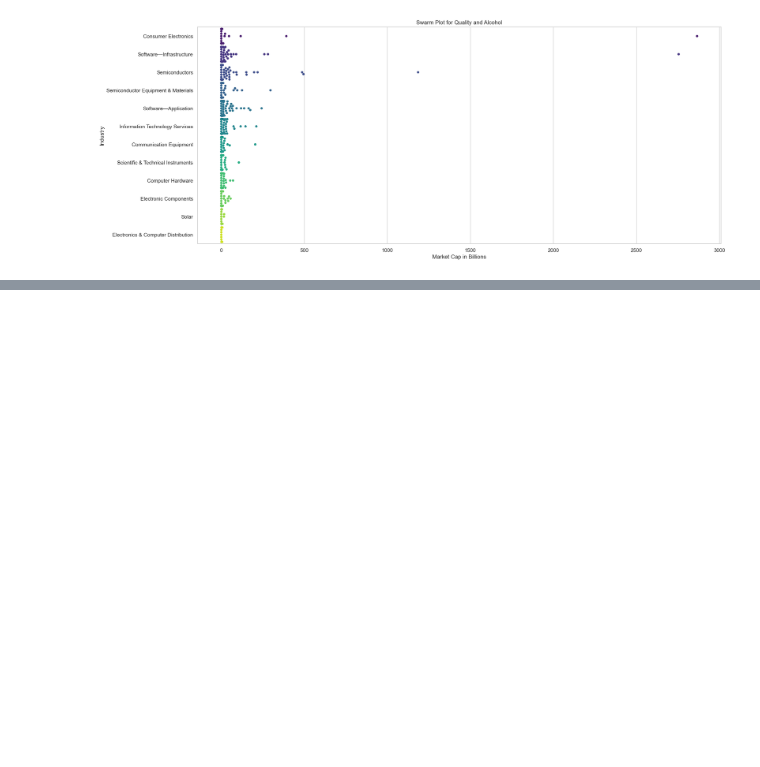
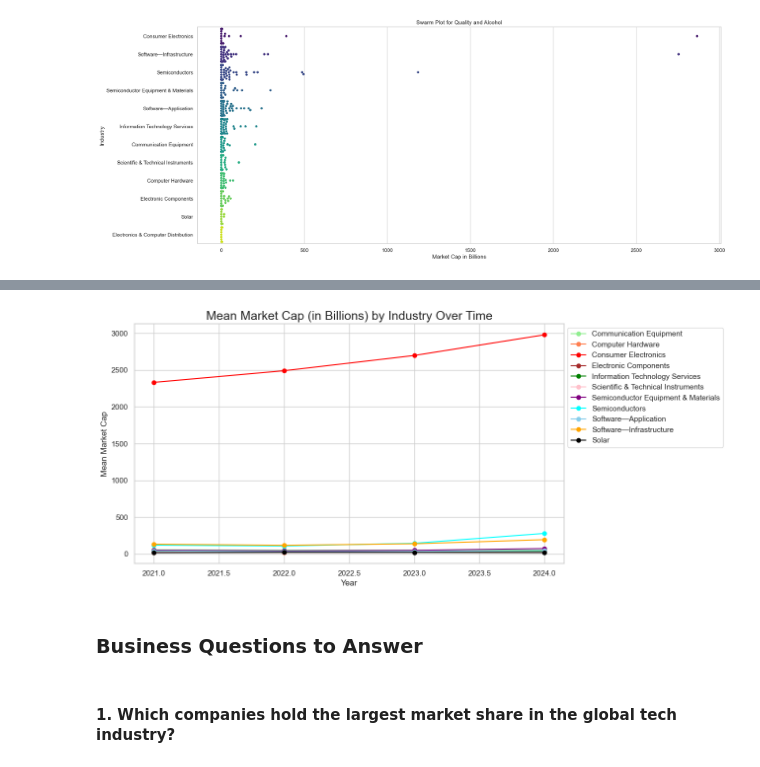
Before and after one commit to SuperDataScience-Community-Projects/SDS-CP010-tech-companies-analysis, a Jupyter notebook: notebooks/prasad-gvs/prasad_notebook.ipynb, the cells around one changed output, grey strips where cells are left out. Saved outputs shown, nothing was run; the diff lists cells and outputs as text; code cells hidden in the pictures; blank space fills up the shorter version.

Commit message:
Modified the code
Extracted Nasdaq Historical Data. Started analyzing the data by combining original with historical data.

```diff
--- a/notebooks/prasad-gvs/prasad_notebook.ipynb
+++ b/notebooks/prasad-gvs/prasad_notebook.ipynb
@@ -383,0 +470,2 @@ plt.show()
+# %%
+df_merge = df_merge.rename(columns={"Close": "NASDAQ_Closing_Index"})
@@ -383,0 +493,8 @@ plt.show()
+# %%
+df_merge['year'] = df_merge['date'].dt.year
+df_merge['month'] = df_merge['date'].dt.month
+df_merge['day'] = df_merge['date'].dt.day
+df_merge['day_of_week'] = df_merge['date'].dt.day_name()
+df_merge['day_of_week_num'] = df_merge['date'].dt.dayofweek ## (0 = Monday, 6 = Sunday)
+df_merge['week_number'] = df_merge['date'].dt.isocalendar().week
+df_merge['quarter'] = df_merge['date'].dt.quarter
@@ -383,0 +563,5 @@ plt.show()
+# %%
+grouped_df_yr_ind = df_merge.groupby(['year', 'Industry'])['marketcap_in_billions'].mean().reset_index()
+# %%
+pivot_df_yr_ind = grouped_df_yr_ind.pivot(index='year', columns='Industry', values='marketcap_in_billions')
+pivot_df_yr_ind
@@ -383,0 +575,33 @@ plt.show()
+# %%
+colors = {'Communication Equipment' : 'lightgreen',
+'Computer Hardware' : 'coral',
+'Consumer Electronics' : 'red',
+'Electronic Components' : 'brown',
+'Information Technology Services' : 'green',
+'Scientific & Technical Instruments': 'pink',
+'Semiconductor Equipment & Materials': 'purple',
+'Semiconductors' : 'cyan',
+'Software—Application' : 'skyblue',
+'Software—Infrastructure' : 'orange',
+'Solar': 'black'}
+
+plt.figure(figsize=(10, 6))
+for Industry in pivot_df_yr_ind.columns:
+    plt.plot(pivot_df_yr_ind.index, pivot_df_yr_ind[Industry], marker='o', label=Industry, color=colors[Industry])
+
+# Add titles and labels
+plt.title('Mean Market Cap (in Billions) by Industry Over Time', fontsize=18)
+plt.xlabel('Year', fontsize=12)
+plt.ylabel('Mean Market Cap', fontsize=12)
+plt.legend(title='Industry')
+
+plt.legend(bbox_to_anchor=(1, 1), loc=2)
+# Show the plot
+plt.grid(True)
+plt.show()
+# %% [output]
+[figure, added]
+# %% [markdown]
+### Business Questions to Answer
+# %% [markdown]
+#### 1. Which companies hold the largest market share in the global tech industry?
```
Also changed, not shown: parts of 33 cells of this notebook, 1 other file.
